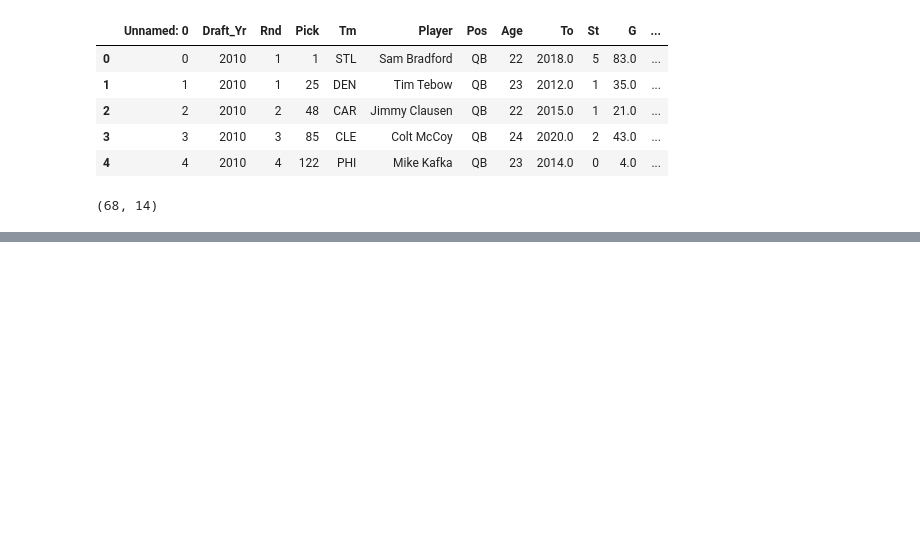
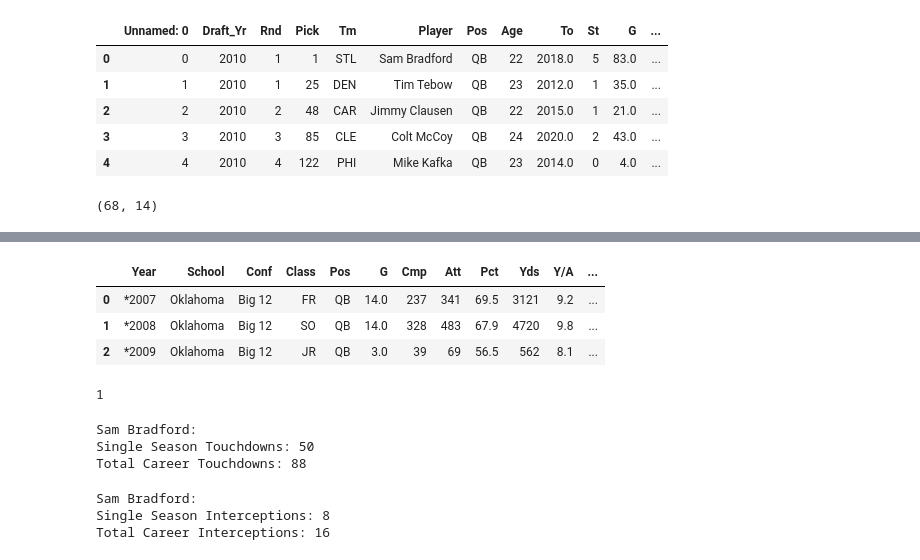
Before and after one commit to chillebrand/qb-draft-model, a Jupyter notebook: tester.ipynb, the cells around one changed output, grey strips where cells are left out. Cells and saved outputs as stored; diff of their text form; code cells hidden in the pictures; blank space fills up the shorter version.

```diff
--- a/tester.ipynb
+++ b/tester.ipynb
@@ -217,0 +245,17 @@ cleaned.shape
+# %%
+# drop 'career' and all proceeding rows
+def drop_career_row(df=college):
+    career_index = df[df['Year'] == 'Career'].index[0]
+    rows_to_drop = len(df) - career_index
+    cleaned = df.drop(df.tail(rows_to_drop).index)
+    return cleaned
+# %%
+college.drop(college.tail(1).index, inplace=True)
+# %%
+clean = drop_career_row(college)
+clean
+# %% [output]
+|  | Year | School | Conf | Class | Pos | G | Cmp | Att | Pct | Yds | Y/A | ... |
+| 0 | *2007 | Oklahoma | Big 12 | FR | QB | 14.0 | 237 | 341 | 69.5 | 3121 | 9.2 | ... |
+| 1 | *2008 | Oklahoma | Big 12 | SO | QB | 14.0 | 328 | 483 | 67.9 | 4720 | 9.8 | ... |
+| 2 | *2009 | Oklahoma | Big 12 | JR | QB | 3.0 | 39 | 69 | 56.5 | 562 | 8.1 | ... |
@@ -217,0 +268,5 @@ cleaned.shape
+# %%
+best_season = get_best_season(clean)
+best_season
+# %% [output]
+1
@@ -217,0 +287,18 @@ cleaned.shape
+# %%
+sb_td_season, sb_td_total = get_touchdowns(clean)
+print('Sam Bradford:')
+print(f'Single Season Touchdowns: {sb_td_season}')
+print(f'Total Career Touchdowns: {sb_td_total}')
+# %% [output]
+Sam Bradford:
+Single Season Touchdowns: 50
+Total Career Touchdowns: 88
+# %%
+sb_int_season, sb_int_total = get_interceptions(clean)
+print('Sam Bradford:')
+print(f'Single Season Interceptions: {sb_int_season}')
+print(f'Total Career Interceptions: {sb_int_total}')
+# %% [output]
+Sam Bradford:
+Single Season Interceptions: 8
+Total Career Interceptions: 16
```
Also changed, not shown: parts of 11 cells of this notebook.
